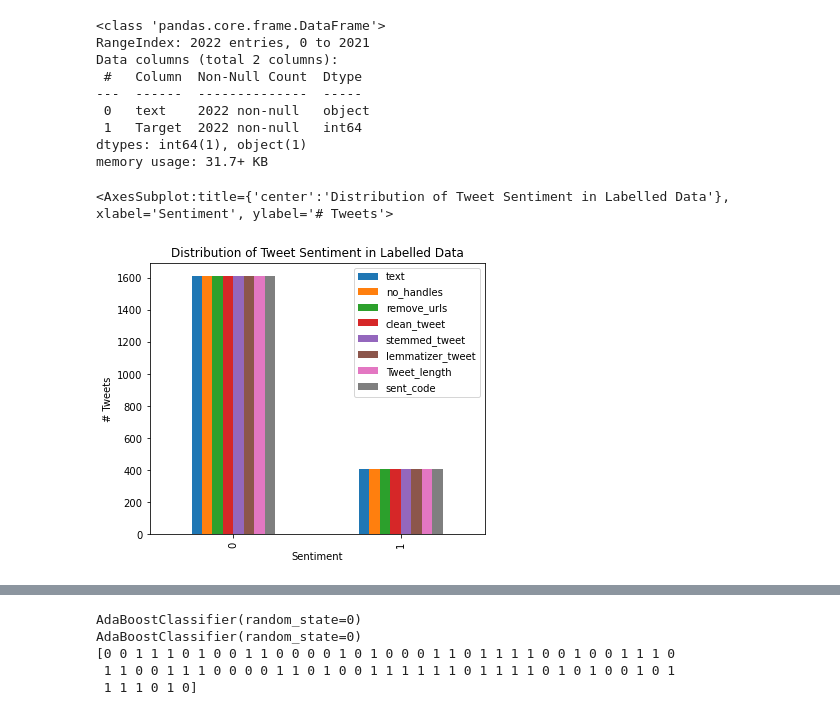
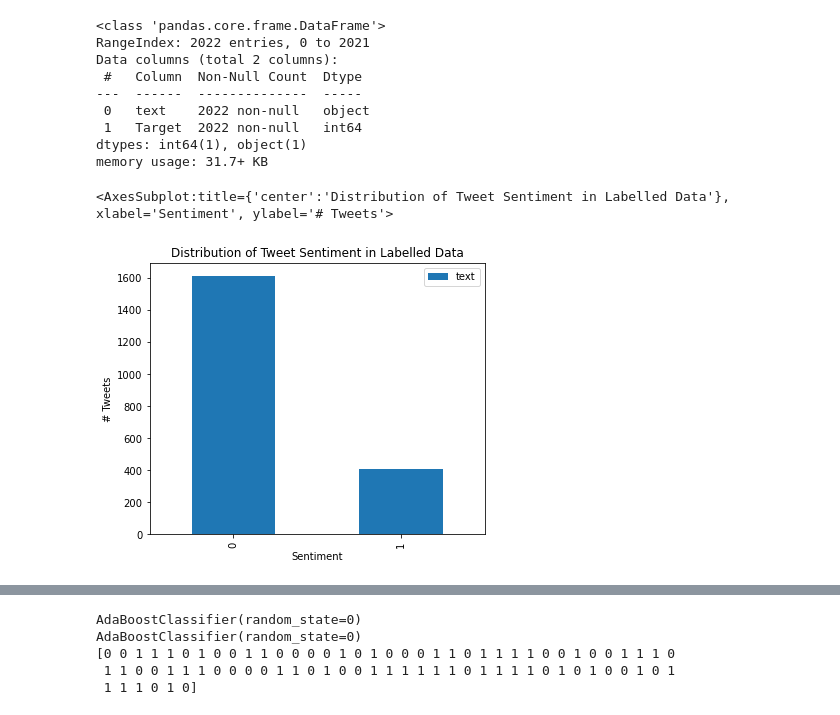
Before and after one commit to tele-gb/Twitter_Extract_app, a Jupyter notebook: Sentiment Classifier.ipynb, the cells around one changed output, grey strips where cells are left out. Saved outputs shown, nothing was run; the diff lists cells and outputs as text; code cells hidden in the pictures.

```diff
--- a/Sentiment Classifier.ipynb
+++ b/Sentiment Classifier.ipynb
@@ -89,12 +85,12 @@ memory usage: 31.7+ KB
 # %%
 # general analysis of dataset
 #DISTRIBUTION OF SENTIMENT
 dfg = df.groupby(df['Target']).count()
-dfg.plot(kind='bar', title='Distribution of Tweet Sentiment in Labelled Data', ylabel='# Tweets',
+dfg.plot(kind='bar', title='Distribution of Tweet Sentiment in Labelled Data',y='text', ylabel='# Tweets',
          xlabel='Sentiment', figsize=(6, 5))
 # %% [output]
 <AxesSubplot:title={'center':'Distribution of Tweet Sentiment in Labelled Data'}, xlabel='Sentiment', ylabel='# Tweets'>
-[figure, old version]
+[figure, new version]
 # %%
 #Word cloud for negatiuve tweets
 from wordcloud import WordCloud,STOPWORDS
```
Also changed, not shown: parts of 29 cells of this notebook, 3 other files.
